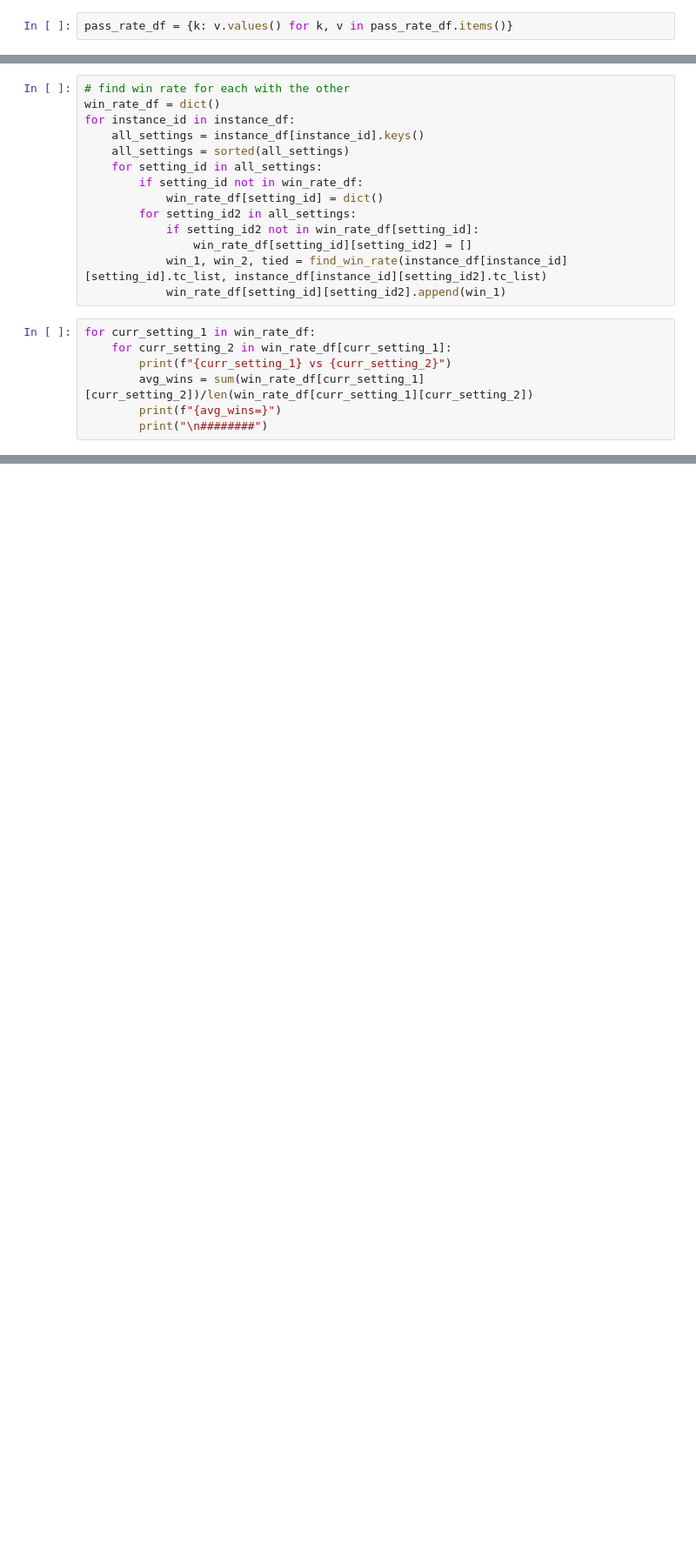
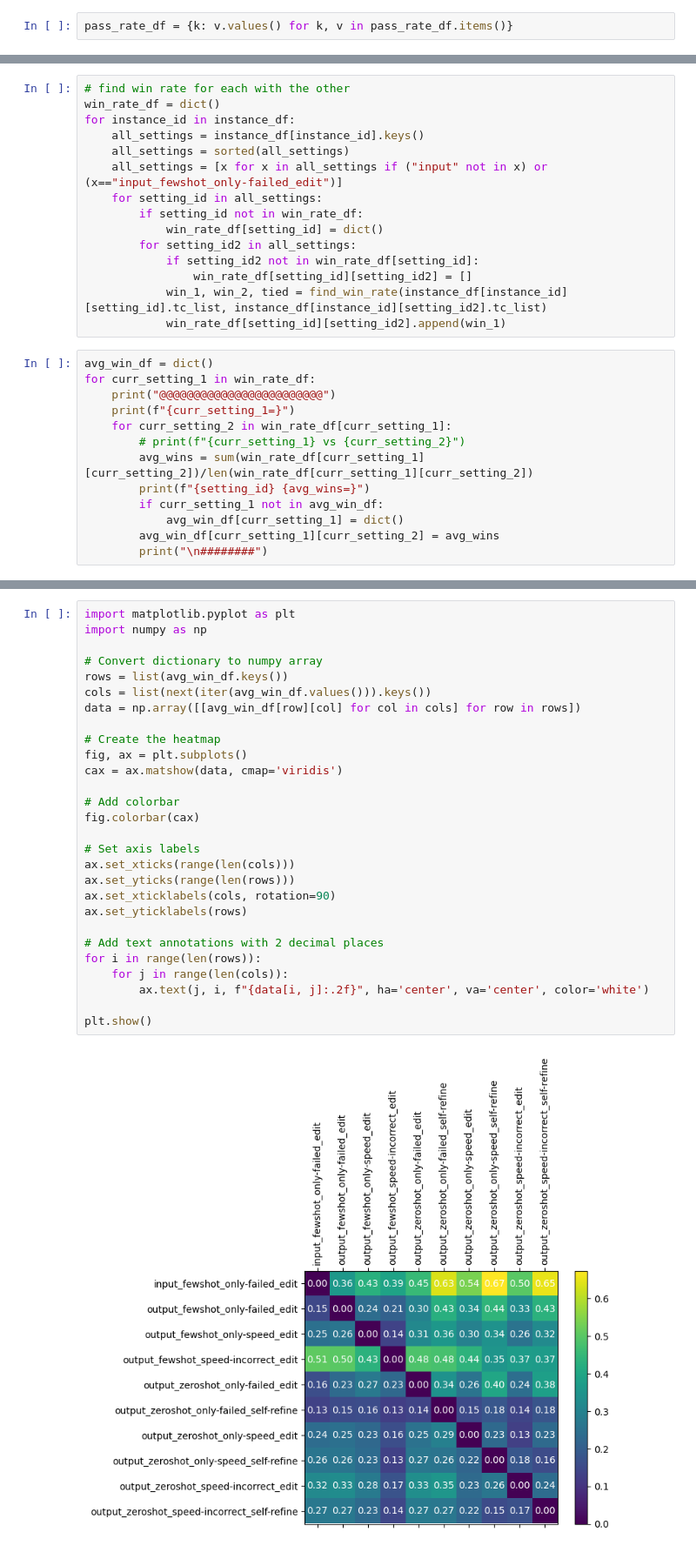
Before and after one commit to Srijith-rkr/NoFunCoder, a Jupyter notebook: analysis_stuff_code/00_cal_scores.ipynb, the cells around one changed output, grey strips where cells are left out. Shown at 87% size. Cells and saved outputs as stored; diff of their text form; blank space fills up the shorter version.

```diff
--- a/analysis_stuff_code/00_cal_scores.ipynb
+++ b/analysis_stuff_code/00_cal_scores.ipynb
@@ -426,6 +426,7 @@ win_rate_df = dict()
 for instance_id in instance_df:
     all_settings = instance_df[instance_id].keys()
     all_settings = sorted(all_settings)
+    all_settings = [x for x in all_settings if ("input" not in x) or (x=="input_fewshot_only-failed_edit")]
     for setting_id in all_settings:
         if setting_id not in win_rate_df:
             win_rate_df[setting_id] = dict()
@@ -435,10 +436,16 @@ for instance_id in instance_df:
             win_1, win_2, tied = find_win_rate(instance_df[instance_id][setting_id].tc_list, instance_df[instance_id][setting_id2].tc_list)
             win_rate_df[setting_id][setting_id2].append(win_1)
 # %%
+avg_win_df = dict()
 for curr_setting_1 in win_rate_df:
+    print("@@@@@@@@@@@@@@@@@@@@@@@@")
+    print(f"{curr_setting_1=}")
     for curr_setting_2 in win_rate_df[curr_setting_1]:
-        print(f"{curr_setting_1} vs {curr_setting_2}")
+        # print(f"{curr_setting_1} vs {curr_setting_2}")
         avg_wins = sum(win_rate_df[curr_setting_1][curr_setting_2])/len(win_rate_df[curr_setting_1][curr_setting_2])
-        print(f"{avg_wins=}")
+        print(f"{setting_id} {avg_wins=}")
+        if curr_setting_1 not in avg_win_df:
+            avg_win_df[curr_setting_1] = dict()
+        avg_win_df[curr_setting_1][curr_setting_2] = avg_wins
         print("\n########")
 # %% [output]
@@ -461,0 +497,30 @@ avg_wins=0.0
+# %%
+import matplotlib.pyplot as plt
+import numpy as np
+
+# Convert dictionary to numpy array
+rows = list(avg_win_df.keys())
+cols = list(next(iter(avg_win_df.values())).keys())
+data = np.array([[avg_win_df[row][col] for col in cols] for row in rows])
+
+# Create the heatmap
+fig, ax = plt.subplots()
+cax = ax.matshow(data, cmap='viridis')
+
+# Add colorbar
+fig.colorbar(cax)
+
+# Set axis labels
+ax.set_xticks(range(len(cols)))
+ax.set_yticks(range(len(rows)))
+ax.set_xticklabels(cols, rotation=90)
+ax.set_yticklabels(rows)
+
+# Add text annotations with 2 decimal places
+for i in range(len(rows)):
+    for j in range(len(cols)):
+        ax.text(j, i, f"{data[i, j]:.2f}", ha='center', va='center', color='white')
+
+plt.show()
+# %% [output]
+[figure, added]
```
Also changed, not shown: parts of 4 cells of this notebook.
